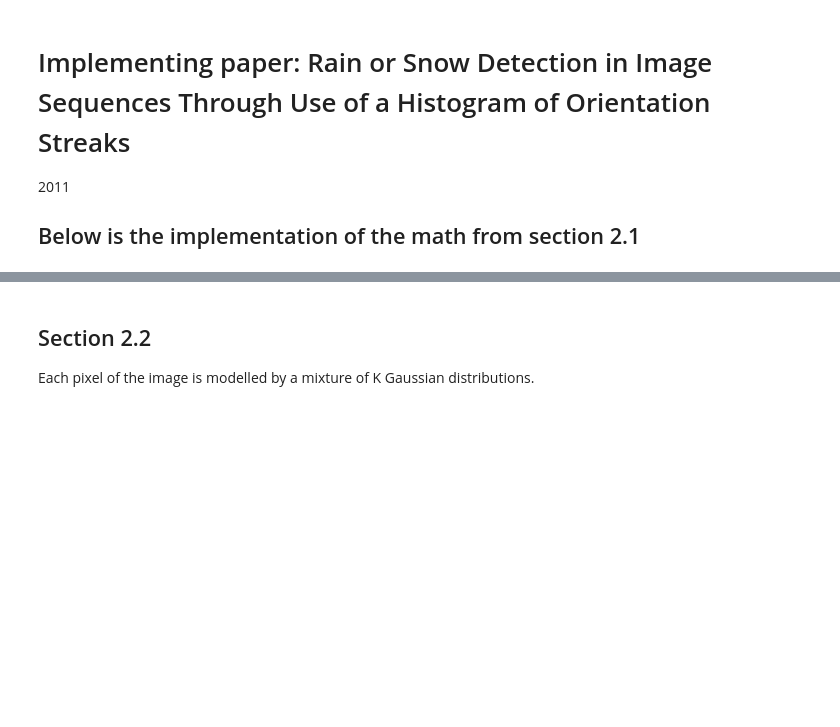
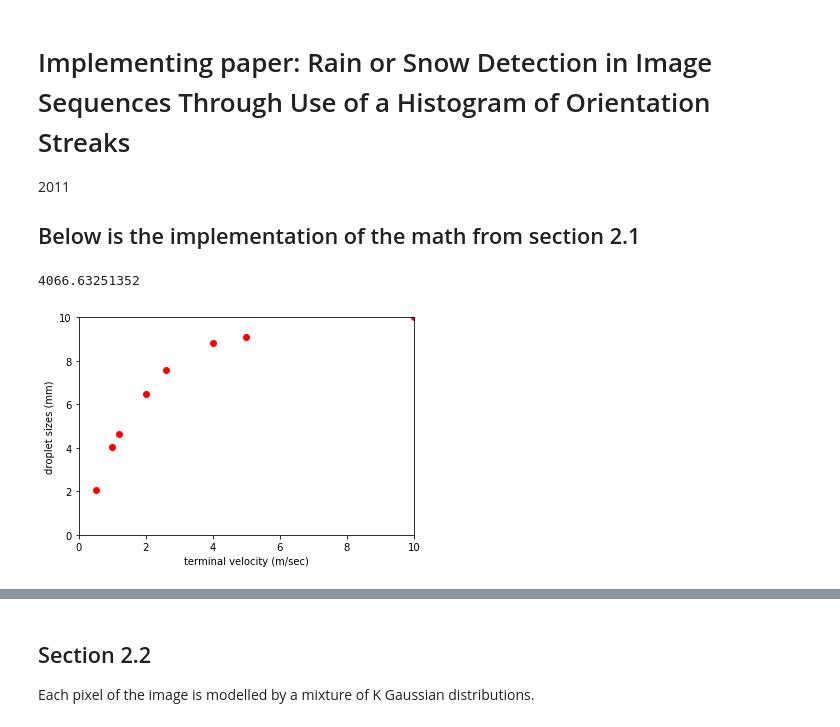
Before and after one commit to smba-camera/image-processing, a Jupyter notebook: src/image_processing/hidrometeor_detection/FirstTry.ipynb, the cells around one changed output, grey strips where cells are left out. Saved outputs shown, nothing was run; the diff lists cells and outputs as text; code cells hidden in the pictures; blank space fills up the shorter version.

```diff
--- a/src/image_processing/hidrometeor_detection/FirstTry.ipynb
+++ b/src/image_processing/hidrometeor_detection/FirstTry.ipynb
@@ -7,6 +7,7 @@
 # %%
 import numpy as np
 import cv2
+import matplotlib.pyplot as plt
 
 #rain parameters
 a=1   #size of a rain drop in mm anything between 0.5 and 5 mm (for hailstone 10-40mm)
@@ -29,5 +30,16 @@ z = 20 #distance of rain drop from camera
 def G(f,N):
     return f*N
 
-vr_aprox = (a * 2 * np.sqrt(rho) / np.sqrt(v))*(Lr-Lb)*((np.sqrt( G(f,N) ) ) / np.sqrt(Te) )
+vr_aprox = ((a ^ 2) * np.sqrt(rho) / np.sqrt(v))*(Lr-Lb)*((np.sqrt( G(f,N) ) ) / np.sqrt(Te) )
 print vr_aprox
+# %% [output]
+4066.63251352
+# %%
+
+plt.plot([0.5,2.0,1.0,2.6,1.2,4.0,5.0,10,40],[2.06,6.49,4.03,7.57,4.64,8.83,9.09,10,20],'ro')
+plt.axis([0,10,0,10])
+plt.ylabel("droplet sizes (mm)")
+plt.xlabel("terminal velocity (m/sec)")
+plt.show()
+# %% [output]
+[figure, added]
```
Also changed, not shown: parts of 5 cells of this notebook, 2 other files.
